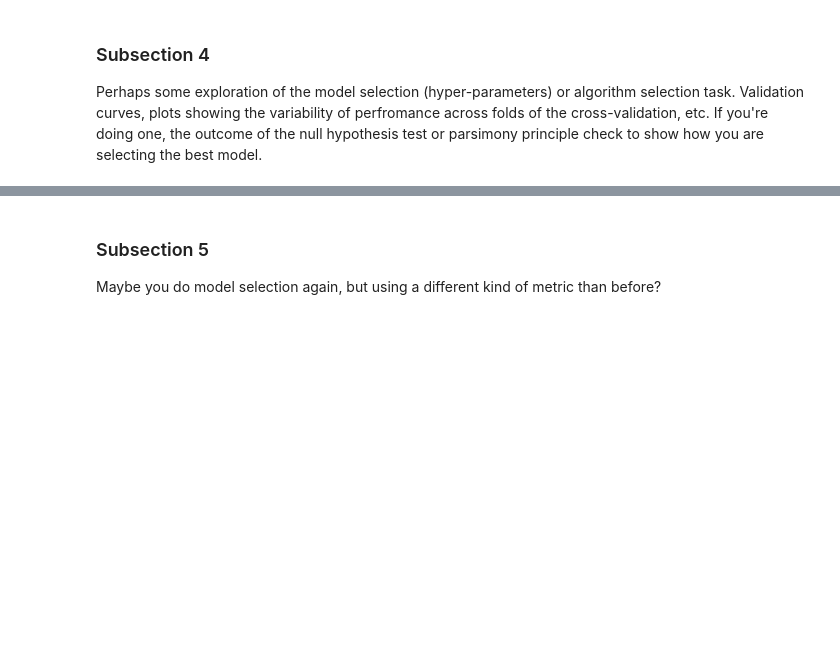
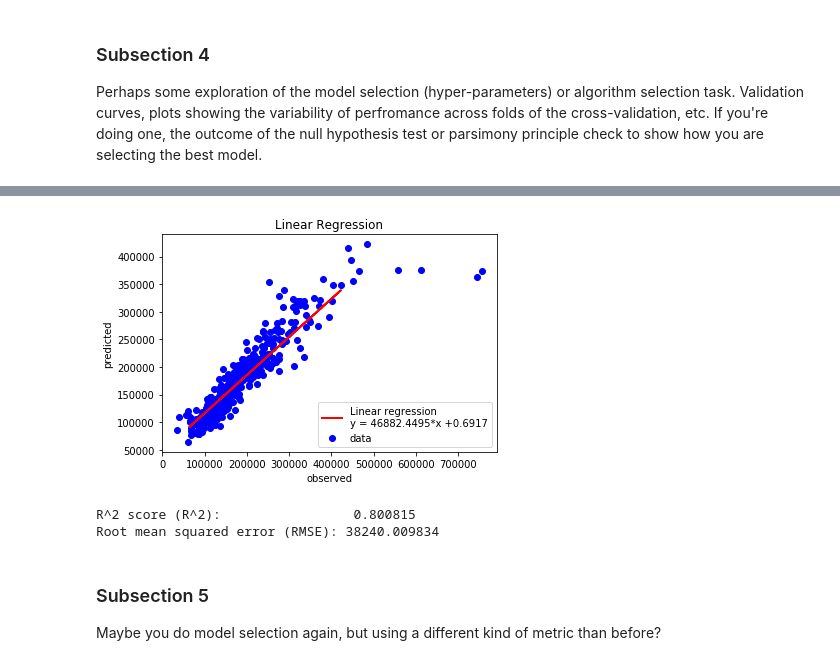
Before and after one commit to COGS118A/Group047-Sp22, a Jupyter notebook: FinalProject_group047.ipynb, the cells around one changed output, grey strips where cells are left out. Saved outputs shown, nothing was run; the diff lists cells and outputs as text; code cells hidden in the pictures; blank space fills up the shorter version.

```diff
--- a/FinalProject_group047.ipynb
+++ b/FinalProject_group047.ipynb
@@ -373,3 +466,29 @@ Perhaps some exploration of the model selection (hyper-parameters) or algorithm
+# %%
+from sklearn.linear_model import LinearRegression
+regressor = LinearRegression()
+regressor.fit(y_test.values.reshape(-1,1), y_pred)
+y_fit = regressor.predict(y_pred)
+
+reg_intercept = round(regressor.intercept_[0],4)
+reg_coef = round(regressor.coef_.flatten()[0],4)
+reg_label = "y = " + str(reg_intercept) + "*x +" + str(reg_coef)
+
+plt.scatter(y_test, y_pred, color='blue', label= 'data')
+plt.plot(y_pred, y_fit, color='red', linewidth=2, label = 'Linear regression\n'+reg_label)
+plt.title('Linear Regression')
+plt.legend()
+plt.xlabel('observed')
+plt.ylabel('predicted')
+plt.show()
+# %% [output]
+[figure, added]
+# %%
+import sklearn.metrics, math
+print("R^2 score (R^2):                 %f" % sklearn.metrics.r2_score(y_test,y_pred))
+print("Root mean squared error (RMSE): %f" % math.sqrt(sklearn.metrics.mean_squared_error(y_test,y_pred)))
+# %% [output]
+R^2 score (R^2):                 0.800815
+Root mean squared error (RMSE): 38240.009834
 # %% [markdown]
 ### Subsection 5
 
```
Also changed, not shown: parts of 8 cells of this notebook.
